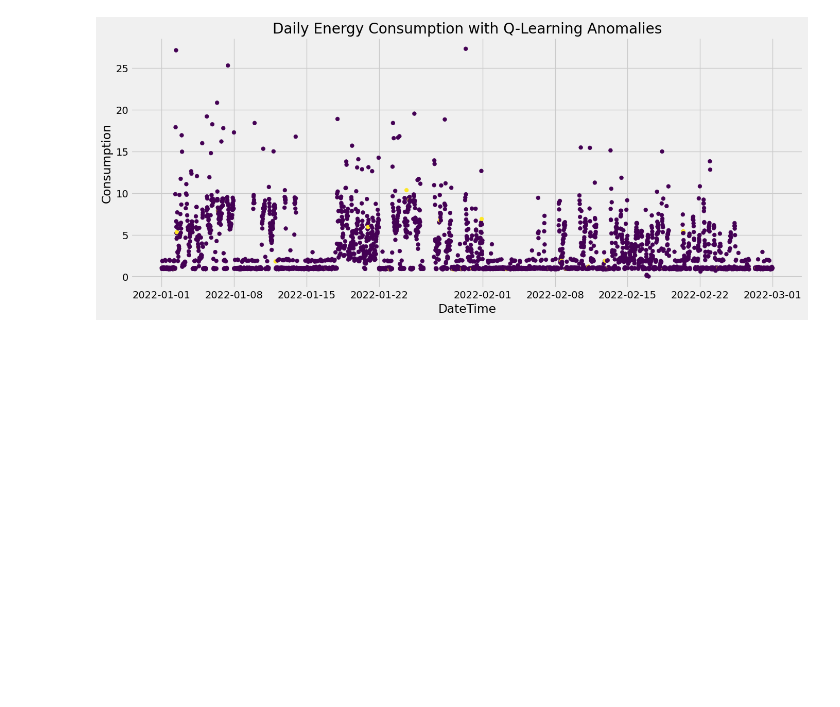
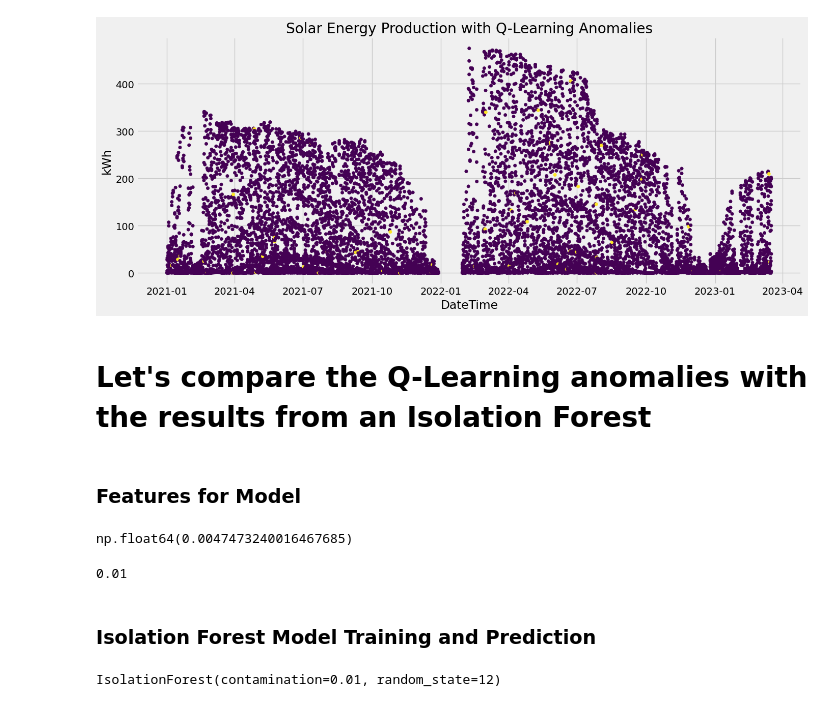
Before and after one commit to mwheeler235/ts-anamoly-detection-q-learning, a Jupyter notebook: src/energy_ts_qlearn.ipynb, the cells around one changed output. Saved outputs shown, nothing was run; the diff lists cells and outputs as text; code cells hidden in the pictures; blank space fills up the shorter version.

Commit message:
switched data to solar energy production; added comparison to Isolation Forest

```diff
--- a/src/energy_ts_qlearn.ipynb
+++ b/src/energy_ts_qlearn.ipynb
@@ -103,0 +98,8 @@ plt.show()
+# %%
+# filter for two years
+
+df1 = df0[df0.date>='2021/01/01']
+min_max_dates = df1['date'].agg(['min', 'max'])
+
+print("Min and Max Dates after date filtering:")
+print(min_max_dates)
@@ -104,3 +126,3 @@ plt.show()
 # %%
-# df.reset_index(inplace=True)
-# df.head()
+df1.reset_index(inplace=True, drop=True)
+df1.head()
@@ -162,7 +210,7 @@ class QLearningAgent:
         self.q_table[state_key][action] = new_q
 # %%
 # Training the agent
-env = AnomalyDetectionEnv(df['Consumption'].values)
+env = AnomalyDetectionEnv(df1['kWh'].values)
 agent = QLearningAgent(env.action_space.n)
 num_episodes = 100
 
@@ -185,6 +233,6 @@ for episode in range(num_episodes):
 anomaly_indexes = {index for index, value in env.flagged_anomalies}
 
 # Add a new column to the DataFrame
-df['Is_Anomaly'] = df.index.isin(anomaly_indexes).astype(int)
-df['anomaly_boolean'] = df['Is_Anomaly'].astype(bool)
+df1['Is_Anomaly'] = df1.index.isin(anomaly_indexes).astype(int)
+#df1['anomaly_boolean'] = df1['Is_Anomaly'].astype(bool)
 # %%
@@ -214,16 +244,16 @@ df[df.Is_Anomaly==1]
 # %%
 plt.style.use('fivethirtyeight')
 plt.figure(figsize=(15, 6))
 
-plt.scatter(df['datetime'], df['Consumption'], c=df.Is_Anomaly, s=30) # 's' for marker size
+plt.scatter(df1['datetime'], df1['kWh'], c=df1.Is_Anomaly, s=20) # 's' for marker size
 
 plt.xlabel('DateTime')
-plt.ylabel('Consumption')
-plt.title('Daily Energy Consumption with Q-Learning Anomalies')
+plt.ylabel('kWh')
+plt.title('Solar Energy Production with Q-Learning Anomalies')
 plt.grid(True)
 plt.show()
 # %% [output]
-[figure, old version]
+[figure, new version]
 # %%
 # Evaluate the agent
 # state = env.reset()
@@ -237,3 +267,7 @@ plt.show()
 #     state = next_state
 
 # print(f'Total reward during evaluation: {total_reward}')
+# %% [markdown]
+# Let's compare the Q-Learning anomalies with the results from an Isolation Forest
+# %% [markdown]
+### Features for Model
@@ -239,0 +347,23 @@ plt.show()
+# %%
+# Estimate the contamination rate
+contamination = estimate_contamination(X)
+contamination
+# %% [output]
+np.float64(0.0047473240016467685)
+# %%
+# Instead, let's bound the contamination rate between 1% and 20% to ensure reasonable model assumptions
+contamination = min(max(contamination, 0.01), 0.2)  # Bound between 1% and 20%
+contamination
+# %% [output]
+0.01
+# %% [markdown]
+### Isolation Forest Model Training and Prediction
+# %%
+X_train, X_val = train_test_split(X, test_size=0.2, random_state=12)
+
+clf = IsolationForest(contamination=contamination, random_state=12)
+
+# Fit the Isolation Forest model on the training data
+clf.fit(X_train)
+# %% [output]
+IsolationForest(contamination=0.01, random_state=12)
```
Also changed, not shown: parts of 26 cells of this notebook.
